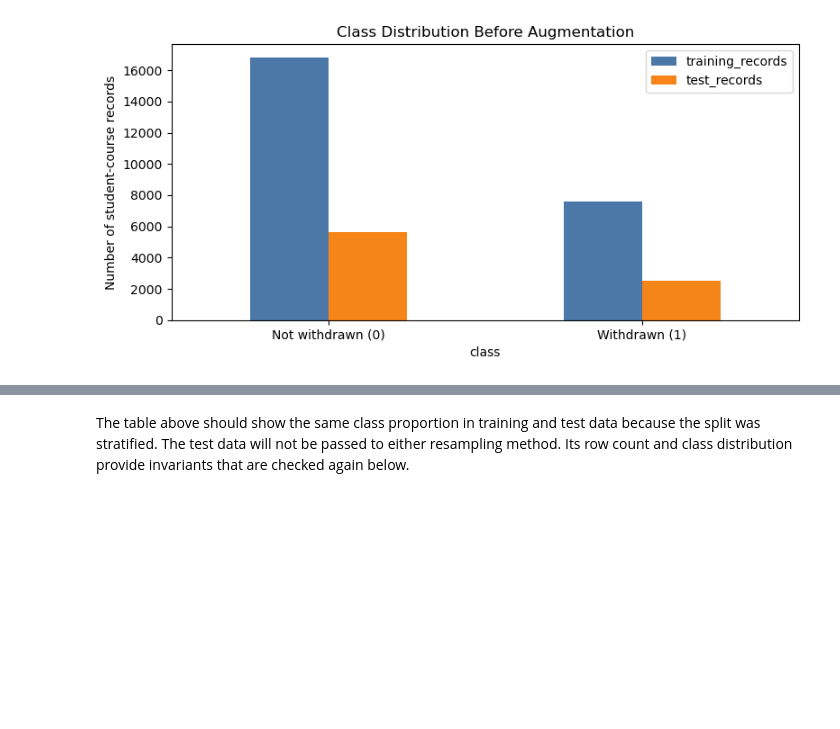
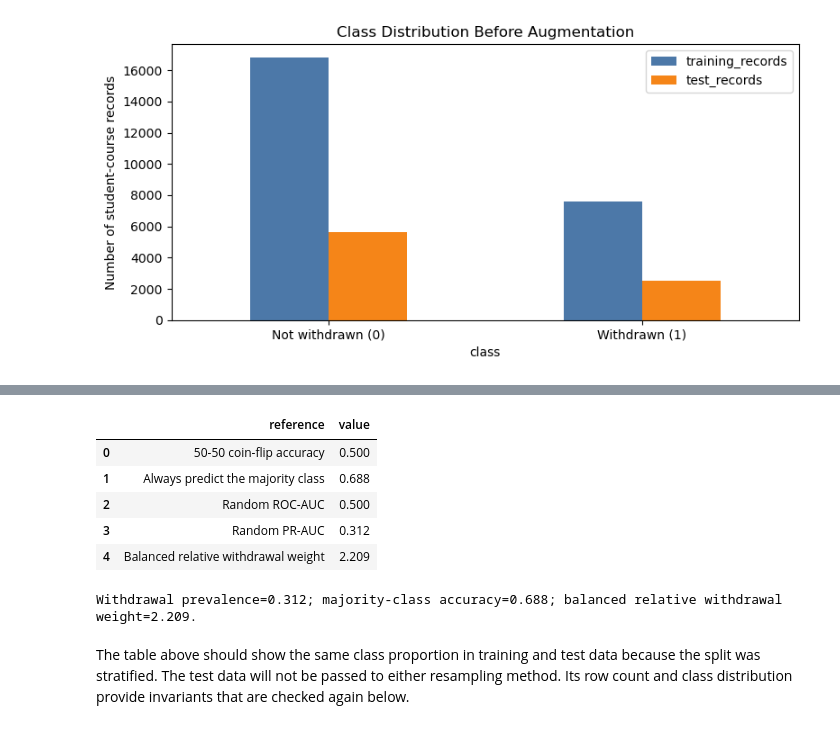
Before and after one commit to adityamd/iiith-capstone-project, a Jupyter notebook: dev_playground_shujath/checkpoint1_EDA_v1.ipynb, the cells around one changed output, grey strips where cells are left out. Saved outputs shown, nothing was run; the diff lists cells and outputs as text; code cells hidden in the pictures; blank space fills up the shorter version.

```diff
--- a/dev_playground_shujath/checkpoint1_EDA_v1.ipynb
+++ b/dev_playground_shujath/checkpoint1_EDA_v1.ipynb
@@ -1190,3 +1219,40 @@ Unchanged test rows: 8149
+# %%
+# Calculate the reference baselines from the unchanged test set.
+withdrawal_prevalence = float((y_test == 1).mean())
+majority_accuracy_baseline = float(max((y_test == 0).mean(), withdrawal_prevalence))
+relative_balanced_withdrawal_weight = float((y_train == 0).sum() / (y_train == 1).sum())
+
+baseline_reference_df = pd.DataFrame({
+    "reference": [
+        "50-50 coin-flip accuracy",
+        "Always predict the majority class",
+        "Random ROC-AUC",
+        "Random PR-AUC",
+        "Balanced relative withdrawal weight",
+    ],
+    "value": [
+        0.50,
+        majority_accuracy_baseline,
+        0.50,
+        withdrawal_prevalence,
+        relative_balanced_withdrawal_weight,
+    ],
+})
+
+display(baseline_reference_df.style.format({"value": "{:.3f}"}))
+print(
+    f"Withdrawal prevalence={withdrawal_prevalence:.3f}; "
+    f"majority-class accuracy={majority_accuracy_baseline:.3f}; "
+    f"balanced relative withdrawal weight={relative_balanced_withdrawal_weight:.3f}."
+)
+# %% [output]
+|  | reference | value |
+| 0 | 50-50 coin-flip accuracy | 0.500 |
+| 1 | Always predict the majority class | 0.688 |
+| 2 | Random ROC-AUC | 0.500 |
+| 3 | Random PR-AUC | 0.312 |
+| 4 | Balanced relative withdrawal weight | 2.209 |
+Withdrawal prevalence=0.312; majority-class accuracy=0.688; balanced relative withdrawal weight=2.209.
 # %% [markdown]
 The table above should show the same class proportion in training and test data because
 the split was stratified. The test data will not be passed to either resampling method.
```
Also changed, not shown: parts of 8 cells of this notebook.
